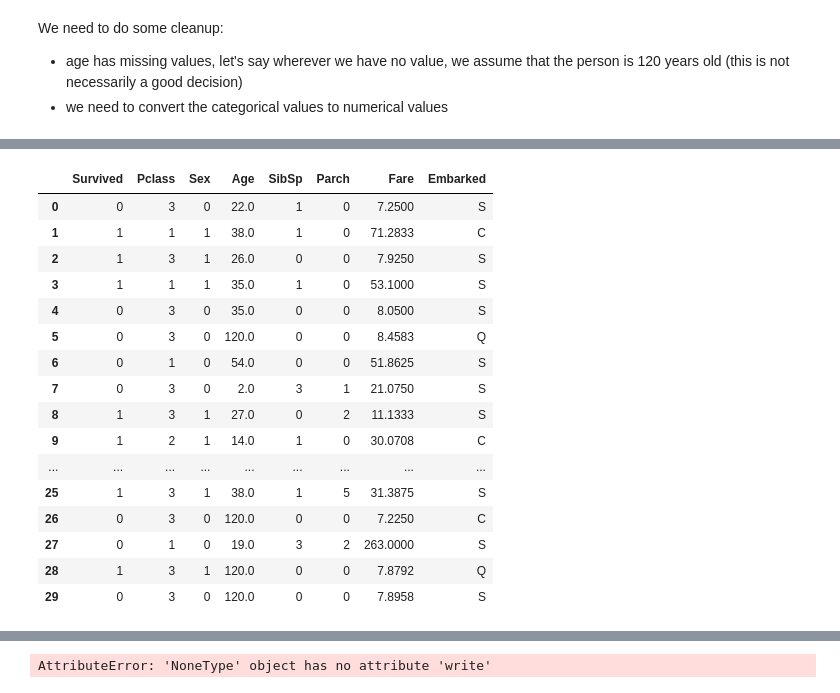
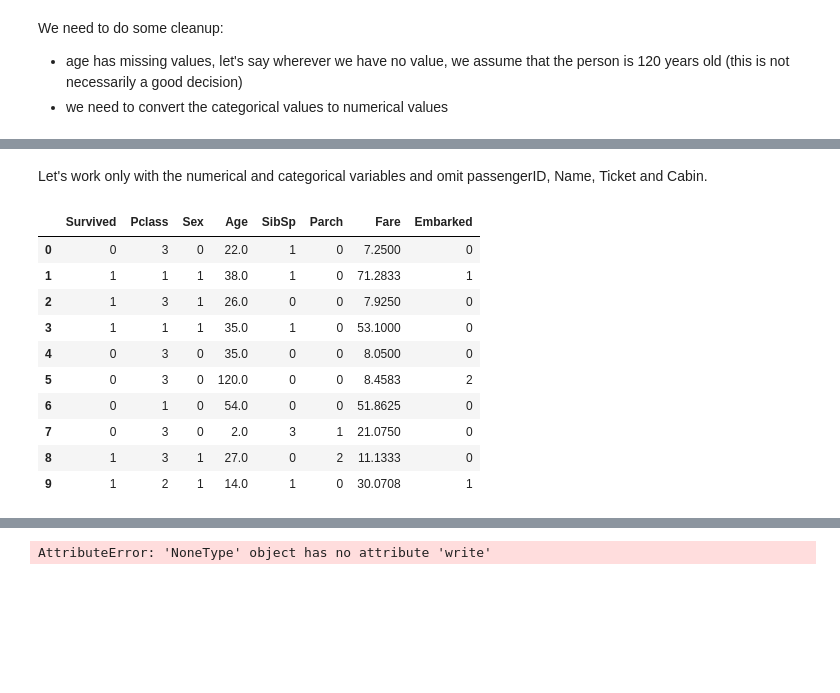
Before and after one commit to ElectricSquirrel/2016-datascience-labs, a Jupyter notebook: lecture9-decision-trees/09-decision-trees.ipynb, the cells around one changed output, grey strips where cells are left out. Cells and saved outputs as stored; diff of their text form; code cells hidden in the pictures; blank space fills up the shorter version.

```diff
--- a/lecture9-decision-trees/09-decision-trees.ipynb
+++ b/lecture9-decision-trees/09-decision-trees.ipynb
@@ -147,5 +147,8 @@ def sex_to_numeric(x):
         return 0
     if x=='female':
         return 1
+    else:
+        return x
 
 titanic["Sex"] = titanic["Sex"].apply(sex_to_numeric)
+titanic.head()
@@ -151,0 +162,13 @@ titanic["Sex"] = titanic["Sex"].apply(sex_to_numeric)
+# %%
+def embarked_to_numeric(x):
+    if x=="S":
+        return 0
+    if x=="C":
+        return 1
+    if x=="Q":
+        return 2
+    else:
+        return 3
+
+titanic["Embarked"] = titanic["Embarked"].apply(embarked_to_numeric)
+titanic.head(10)
@@ -152,24 +187,21 @@ titanic["Sex"] = titanic["Sex"].apply(sex_to_numeric)
+# %% [markdown]
+Let's work only with the numerical and categorical variables and omit passengerID, Name, Ticket and Cabin.
 # %%
-titanic = titanic[["Survived", "Pclass", "Sex", "Age", "SibSp", "Parch", "Fare", "Embarked"]]
-titanic.head(30)
+features = ["Survived", "Pclass", "Sex", "Age", "SibSp", "Parch", "Fare", "Embarked"]
+titanic = titanic[features]
+titanic.head(10)
 # %% [output]
 |  | Survived | Pclass | Sex | Age | SibSp | Parch | Fare | Embarked |
-| 0 | 0 | 3 | 0 | 22.0 | 1 | 0 | 7.2500 | S |
-| 1 | 1 | 1 | 1 | 38.0 | 1 | 0 | 71.2833 | C |
-| 2 | 1 | 3 | 1 | 26.0 | 0 | 0 | 7.9250 | S |
-| 3 | 1 | 1 | 1 | 35.0 | 1 | 0 | 53.1000 | S |
-| 4 | 0 | 3 | 0 | 35.0 | 0 | 0 | 8.0500 | S |
-| 5 | 0 | 3 | 0 | 120.0 | 0 | 0 | 8.4583 | Q |
-| 6 | 0 | 1 | 0 | 54.0 | 0 | 0 | 51.8625 | S |
-| 7 | 0 | 3 | 0 | 2.0 | 3 | 1 | 21.0750 | S |
-| 8 | 1 | 3 | 1 | 27.0 | 0 | 2 | 11.1333 | S |
-| 9 | 1 | 2 | 1 | 14.0 | 1 | 0 | 30.0708 | C |
-| ... | ... | ... | ... | ... | ... | ... | ... | ... |
-| 25 | 1 | 3 | 1 | 38.0 | 1 | 5 | 31.3875 | S |
-| 26 | 0 | 3 | 0 | 120.0 | 0 | 0 | 7.2250 | C |
-| 27 | 0 | 1 | 0 | 19.0 | 3 | 2 | 263.0000 | S |
-| 28 | 1 | 3 | 1 | 120.0 | 0 | 0 | 7.8792 | Q |
-| 29 | 0 | 3 | 0 | 120.0 | 0 | 0 | 7.8958 | S |
+| 0 | 0 | 3 | 0 | 22.0 | 1 | 0 | 7.2500 | 0 |
+| 1 | 1 | 1 | 1 | 38.0 | 1 | 0 | 71.2833 | 1 |
+| 2 | 1 | 3 | 1 | 26.0 | 0 | 0 | 7.9250 | 0 |
+| 3 | 1 | 1 | 1 | 35.0 | 1 | 0 | 53.1000 | 0 |
+| 4 | 0 | 3 | 0 | 35.0 | 0 | 0 | 8.0500 | 0 |
+| 5 | 0 | 3 | 0 | 120.0 | 0 | 0 | 8.4583 | 2 |
+| 6 | 0 | 1 | 0 | 54.0 | 0 | 0 | 51.8625 | 0 |
+| 7 | 0 | 3 | 0 | 2.0 | 3 | 1 | 21.0750 | 0 |
+| 8 | 1 | 3 | 1 | 27.0 | 0 | 2 | 11.1333 | 0 |
+| 9 | 1 | 2 | 1 | 14.0 | 1 | 0 | 30.0708 | 1 |
 # %%
 import seaborn as sns
 sns.set()
```
Also changed, not shown: parts of 18 cells of this notebook.
